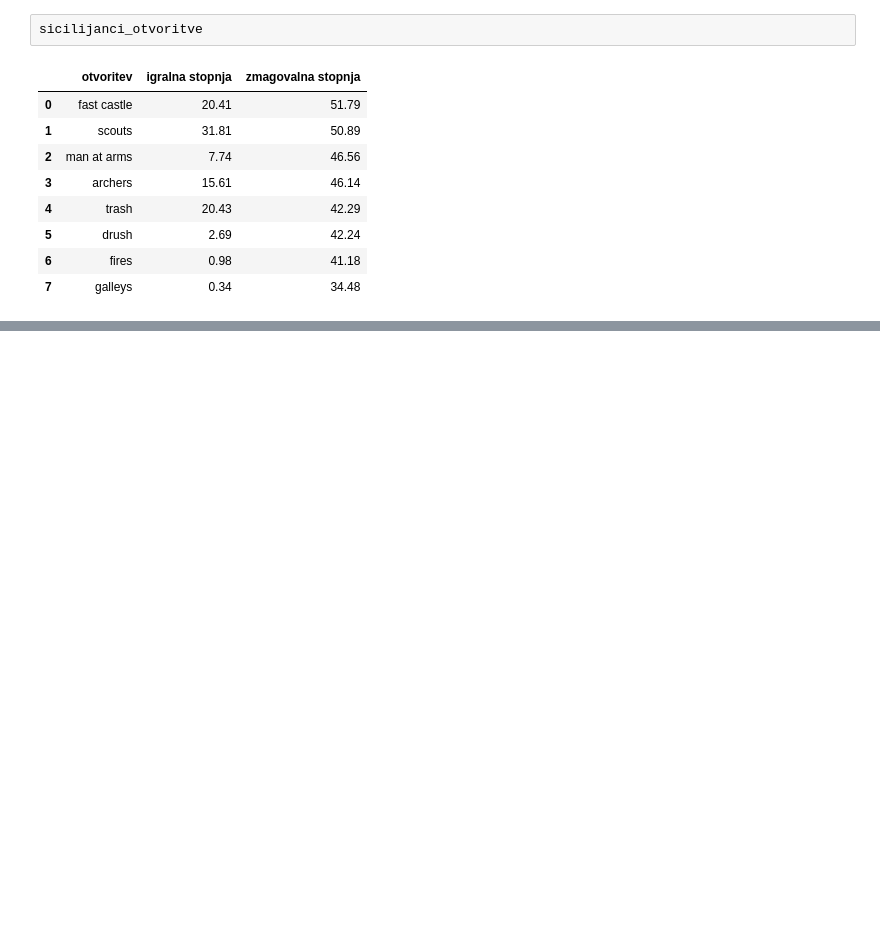
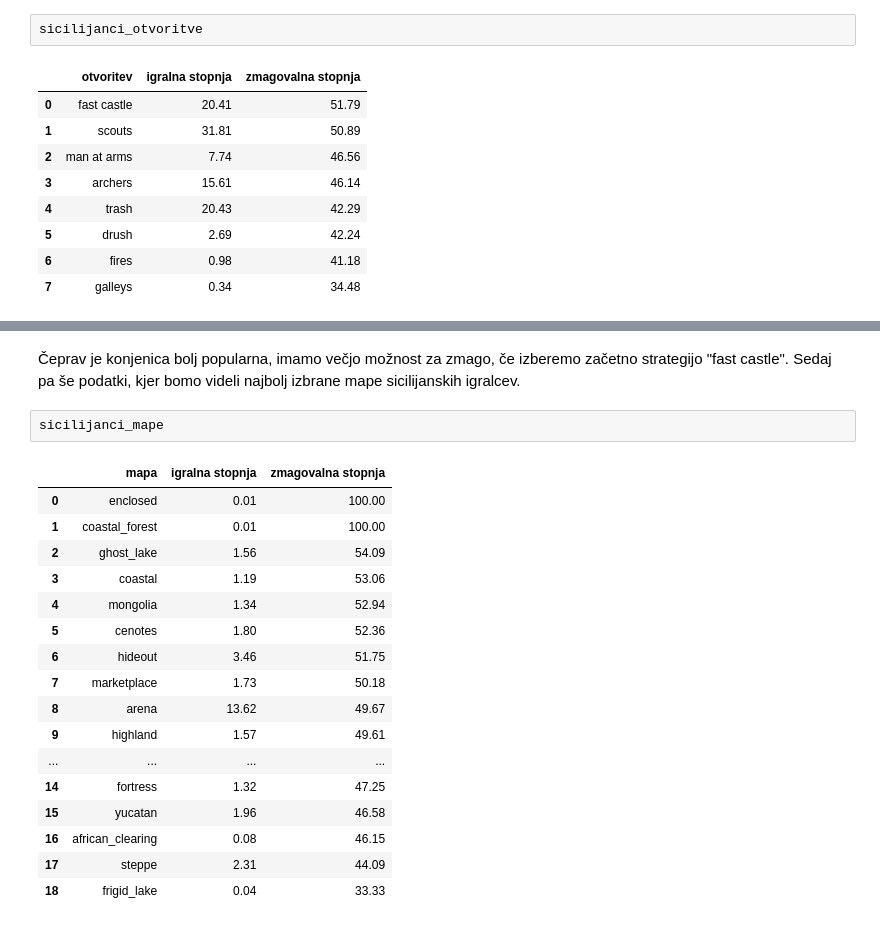
Before and after one commit to MateoVrtunski/Projektna_UVP, a Jupyter notebook: projektna.ipynb, the cells around one changed output, grey strips where cells are left out. Saved outputs shown, nothing was run; the diff lists cells and outputs as text; blank space fills up the shorter version.

```diff
--- a/projektna.ipynb
+++ b/projektna.ipynb
@@ -92,0 +108,22 @@ graf4
+# %% [markdown]
+Čeprav je konjenica bolj popularna, imamo večjo možnost za zmago, če izberemo začetno strategijo "fast castle". Sedaj pa še podatki, kjer bomo videli najbolj izbrane mape sicilijanskih igralcev.
+# %%
+sicilijanci_mape
+# %% [output]
+|  | mapa | igralna stopnja | zmagovalna stopnja |
+| 0 | enclosed | 0.01 | 100.00 |
+| 1 | coastal_forest | 0.01 | 100.00 |
+| 2 | ghost_lake | 1.56 | 54.09 |
+| 3 | coastal | 1.19 | 53.06 |
+| 4 | mongolia | 1.34 | 52.94 |
+| 5 | cenotes | 1.80 | 52.36 |
+| 6 | hideout | 3.46 | 51.75 |
+| 7 | marketplace | 1.73 | 50.18 |
+| 8 | arena | 13.62 | 49.67 |
+| 9 | highland | 1.57 | 49.61 |
+| ... | ... | ... | ... |
+| 14 | fortress | 1.32 | 47.25 |
+| 15 | yucatan | 1.96 | 46.58 |
+| 16 | african_clearing | 0.08 | 46.15 |
+| 17 | steppe | 2.31 | 44.09 |
+| 18 | frigid_lake | 0.04 | 33.33 |
```
Also changed, not shown: parts of 22 cells of this notebook, 1 other file.
